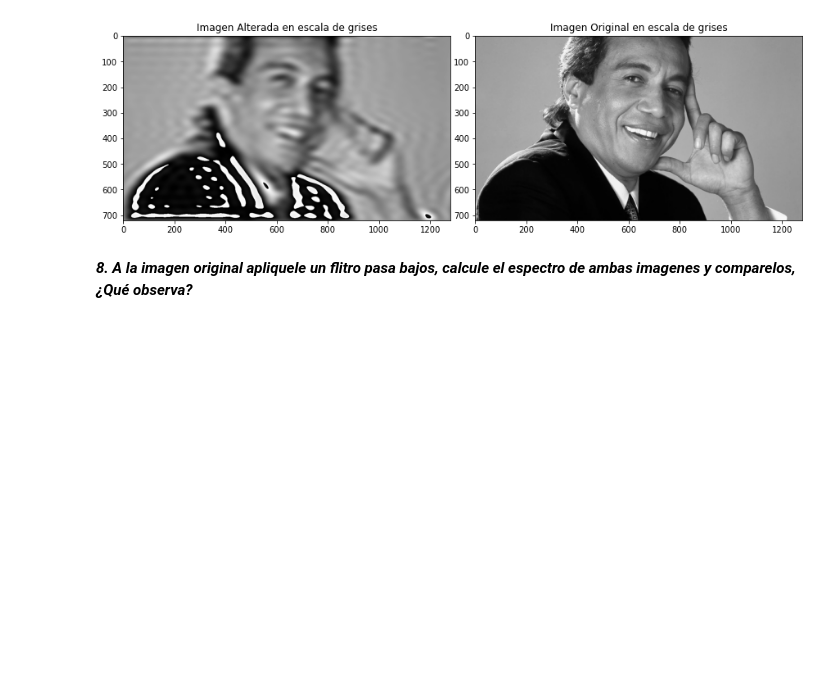
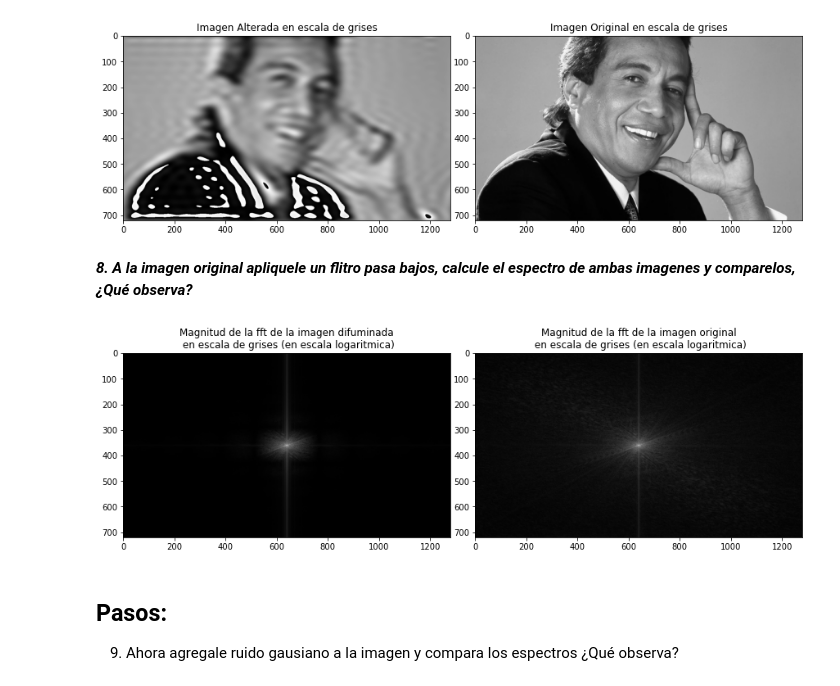
Before and after one commit to DaveAlsina/5toSemestre, a Jupyter notebook: vision_pc/talleres/taller2/Taller 2 Analisis Frecuencial.ipynb, the cells around one changed output. Drawn from its saved outputs; the diff is of its cells as text; code cells hidden in the pictures; blank space fills up the shorter version.

```diff
--- a/vision_pc/talleres/taller2/Taller 2 Analisis Frecuencial.ipynb
+++ b/vision_pc/talleres/taller2/Taller 2 Analisis Frecuencial.ipynb
@@ -155,3 +155,40 @@ plt.show()
 [figure]
 # %% [markdown]
 ***8. A la imagen original apliquele un flitro pasa bajos, calcule el espectro de ambas imagenes y comparelos, ¿Qué observa?***
+# %%
+#carga la imagen y la pone en escala de grises
+#img = cv2.imread('./imgs/diomedes.jpeg')
+img = cv2.imread('./imgs/diomedes2.jpg')
+gray = cv2.cvtColor(img, cv2.COLOR_BGR2GRAY)
+
+# hace blur a la imagen
+blurred_img = cv2.blur(gray,(10,10))
+
+# calcula la fft de la imagen con blur
+blurred_img_fft = np.fft.fft2(blurred_img)
+blurred_fft_shift = np.fft.fftshift(blurred_img_fft)
+
+
+#calcula la fft de la imagen original
+fft_shift_og = np.fft.fftshift( np.fft.fft2(gray) )
+# %%
+fig4, axs4 = plt.subplots(1, 2, figsize=(12,12))
+
+axs4[0].set_title("Magnitud de la fft de la imagen difuminada\n \
+                    en escala de grises (en escala logaritmica)")
+axs4[1].set_title("Magnitud de la fft de la imagen original\n \
+                   en escala de grises (en escala logaritmica)")
+
+axs4[0].imshow( 20*np.log( 0.0001 + np.abs(blurred_fft_shift)/np.max( np.abs(blurred_fft_shift))),
+               cmap='gray')
+axs4[1].imshow( 20*np.log( 0.0001 + np.abs(fft_shift_og)/np.max(np.abs(fft_shift_og))),
+               cmap='gray')
+
+plt.tight_layout(pad=0.4)
+plt.show()
+# %% [output]
+[figure, added]
+# %% [markdown]
+## Pasos:
+
+9. Ahora agregale ruido gausiano a la imagen y compara los espectros ¿Qué observa?
```
Also changed, not shown: parts of 3 cells of this notebook, 3 other files.
